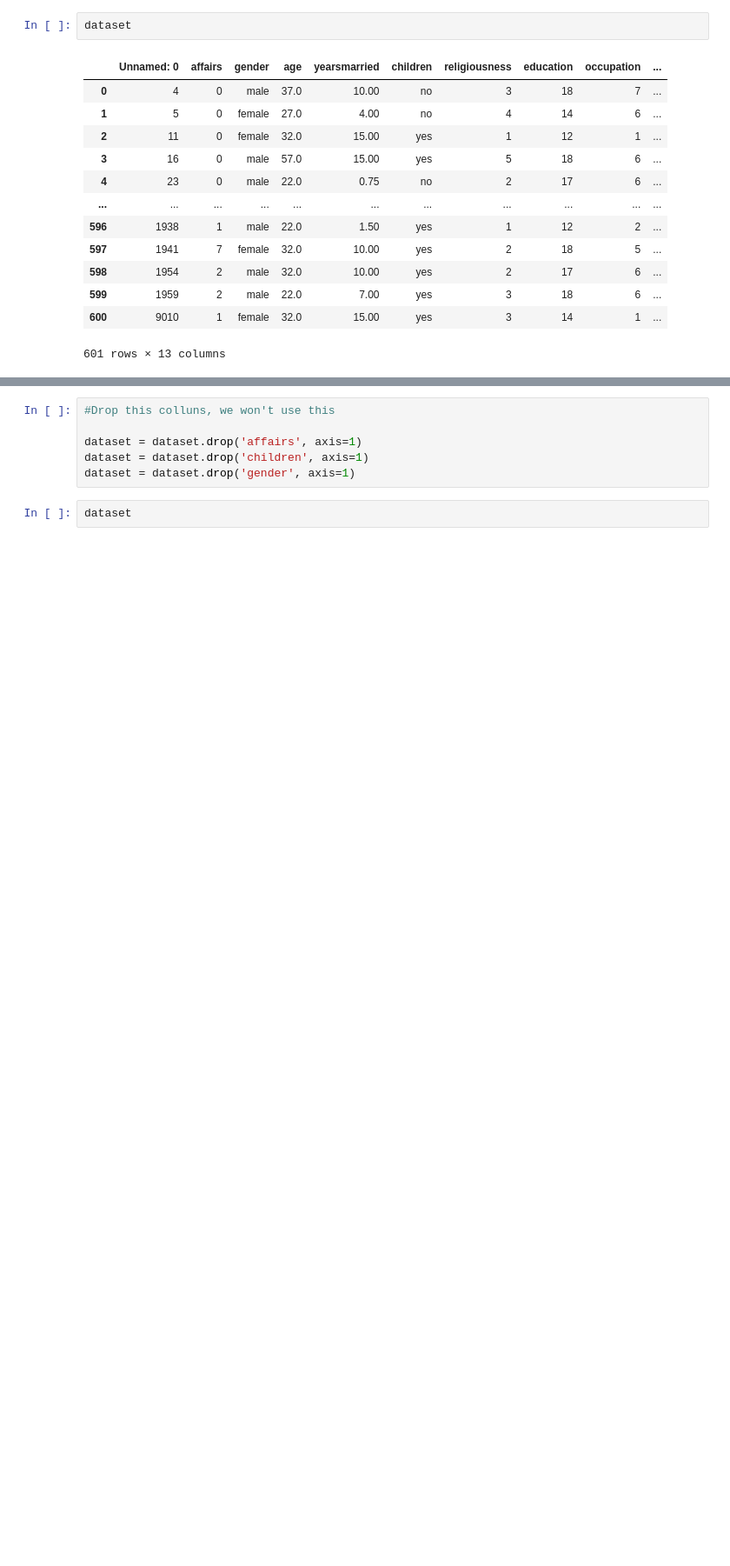
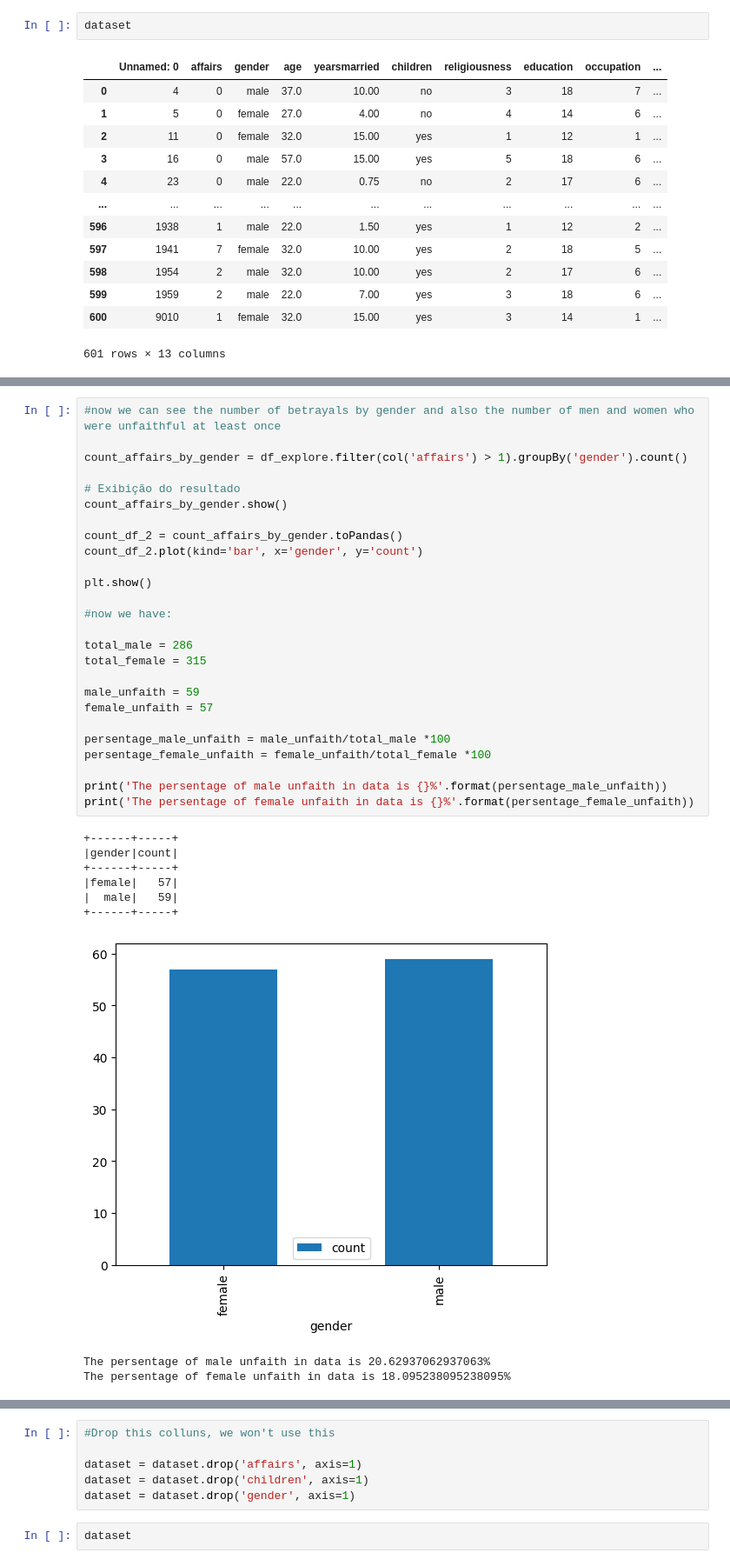
Before and after one commit to kanopf/Infidelity_detection, a Jupyter notebook: infidality_detection.ipynb, the cells around one changed output, grey strips where cells are left out. Shown at 87% size. Cells and saved outputs as stored; diff of their text form; blank space fills up the shorter version.

```diff
--- a/infidality_detection.ipynb
+++ b/infidality_detection.ipynb
@@ -121,0 +165,36 @@ dataset
+# %%
+#now we can see the number of betrayals by gender and also the number of men and women who were unfaithful at least once
+
+count_affairs_by_gender = df_explore.filter(col('affairs') > 1).groupBy('gender').count()
+
+# Exibição do resultado
+count_affairs_by_gender.show()
+
+count_df_2 = count_affairs_by_gender.toPandas()
+count_df_2.plot(kind='bar', x='gender', y='count')
+
+plt.show()
+
+#now we have:
+
+total_male = 286
+total_female = 315
+
+male_unfaith = 59
+female_unfaith = 57
+
+persentage_male_unfaith = male_unfaith/total_male *100
+persentage_female_unfaith = female_unfaith/total_female *100
+
+print('The persentage of male unfaith in data is {}%'.format(persentage_male_unfaith))
+print('The persentage of female unfaith in data is {}%'.format(persentage_female_unfaith))
+# %% [output]
++------+-----+
+|gender|count|
++------+-----+
+|female|   57|
+|  male|   59|
++------+-----+
+[figure, added]
+The persentage of male unfaith in data is 20.62937062937063%
+The persentage of female unfaith in data is 18.095238095238095%
```
Also changed, not shown: parts of 6 cells of this notebook.
